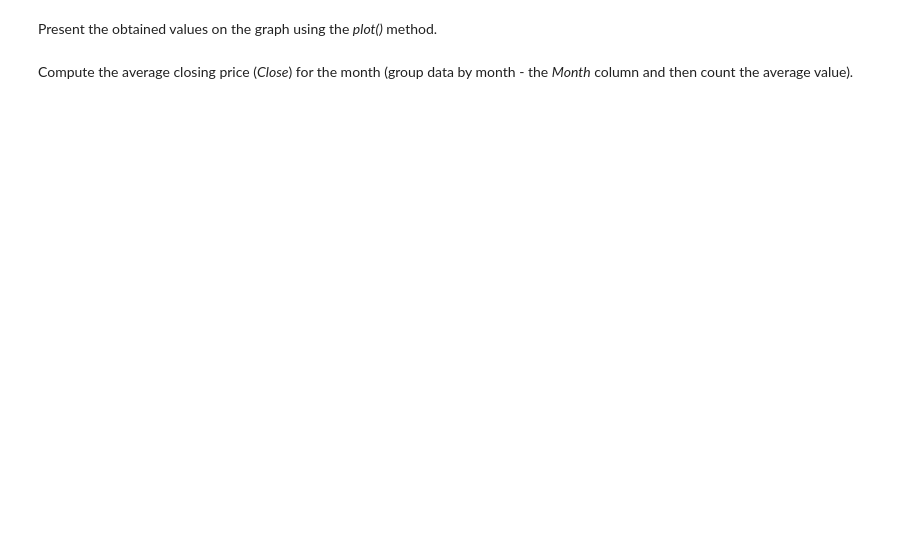
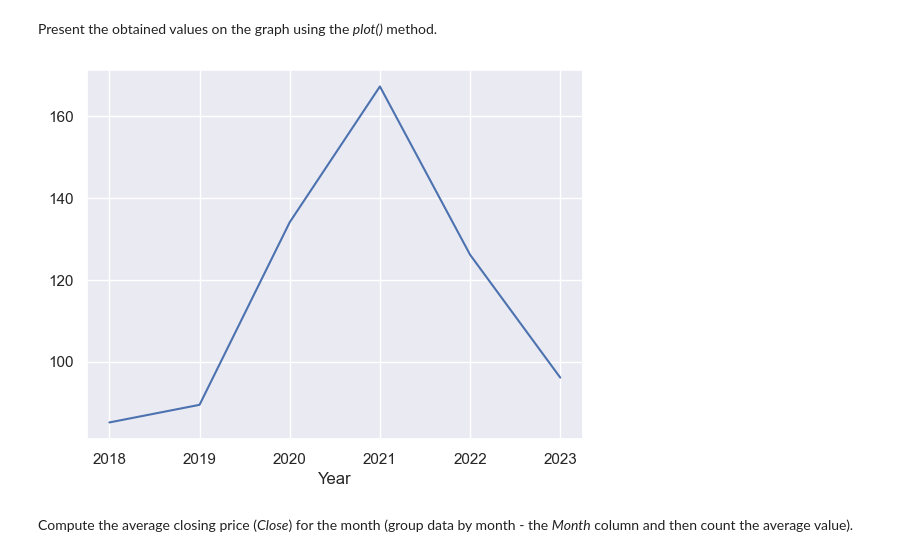
Before and after one commit to ZoanHy/250_Exercises_DS_Bootcamp, a Jupyter notebook: 121_130_exercises.ipynb, the cells around one changed output. Drawn from its saved outputs; the diff is of its cells as text; code cells hidden in the pictures; blank space fills up the shorter version.

```diff
--- a/121_130_exercises.ipynb
+++ b/121_130_exercises.ipynb
@@ -78,3 +159,5 @@ Build a simple chart for _google_ closing price (_Close_)
 Replace the _Date_ index with a column. Permanently assign changes to the _google_.
 # %%
 # enter solution here
+
+google.reset_index(inplace=True)
@@ -84,0 +182,7 @@ Assign two new columns to the _google_ object by adding a column with the curren
+# %%
+# enter solution here
+
+google['Month'] = google['Date'].dt.month
+google['Year'] = google['Date'].dt.year
+
+google
@@ -91,6 +220,10 @@ Compute the average closing price (_Close_) for a particular year (group data by
 Present the obtained values on the graph using the _plot()_ method.
 # %%
 # enter solution here
+
+google.groupby(['Year'])['Close'].mean().plot();
+# %% [output]
+[figure, added]
 # %% [markdown]
 Compute the average closing price (_Close_) for the month (group data by month - the _Month_ column and then count the average value).
 # %%
```
Also changed, not shown: parts of 20 cells of this notebook, 1 other file.
